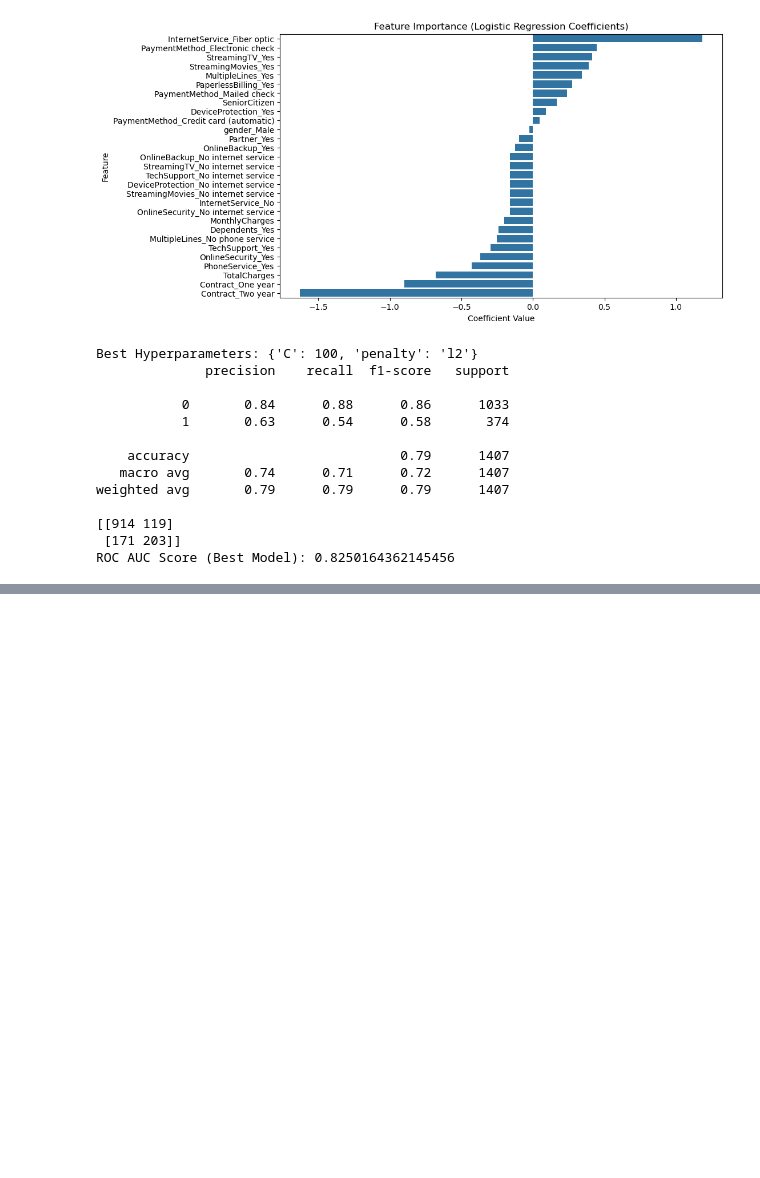
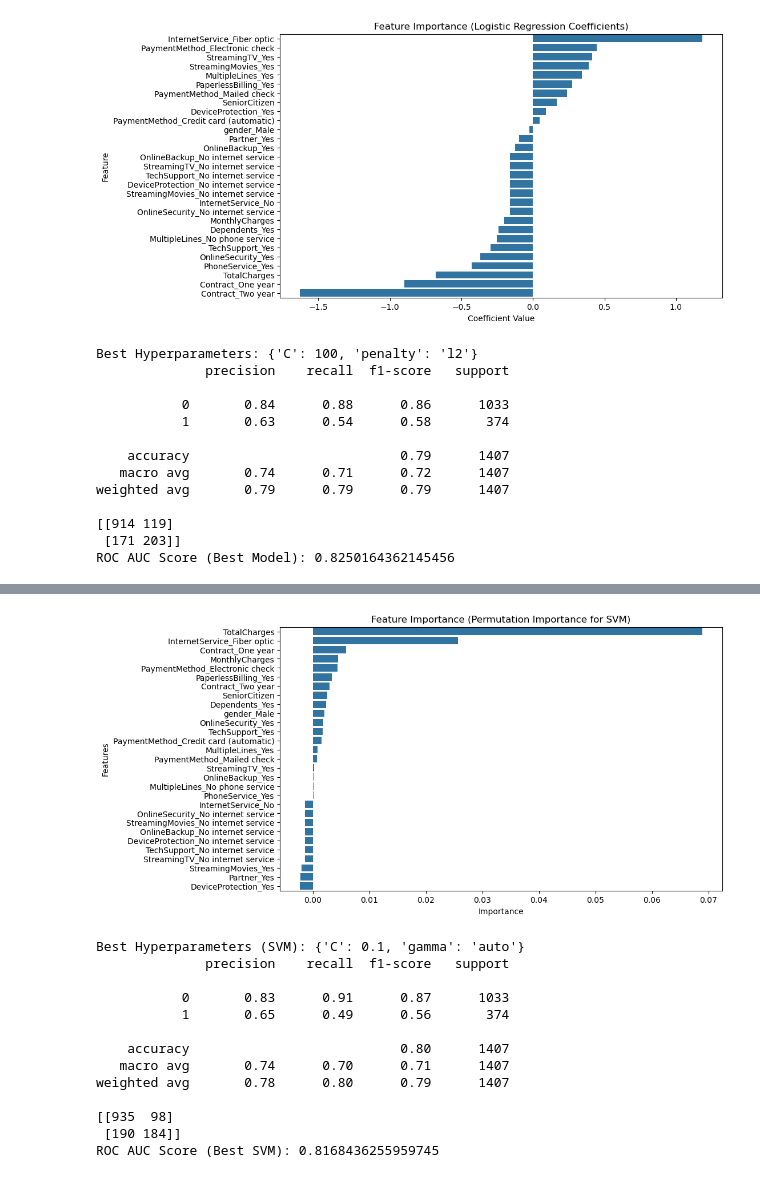
Before and after one commit to jibi2n/Machine-Learning-Practices, a Jupyter notebook: Telco Customer Churn/a.ipynb, the cells around one changed output, grey strips where cells are left out. Cells and saved outputs as stored; diff of their text form; code cells hidden in the pictures; blank space fills up the shorter version.

```diff
--- a/Telco Customer Churn/a.ipynb
+++ b/Telco Customer Churn/a.ipynb
@@ -284,0 +323,39 @@ ROC AUC Score (Best Model): 0.8250164362145456
+# %%
+#Additional Steps for SVM
+#B.3 Support Vector Machine - Feature Importance (using permutation importance)
+from sklearn.inspection import permutation_importance
+result = permutation_importance(svm_model, X_test, y_test, n_repeats=10, random_state=42)
+feature_importance_svm = pd.Series(result.importances_mean, index=X.columns).sort_values(ascending=False)
+plt.figure(figsize=(10,6))
+sns.barplot(x=feature_importance_svm.values, y=feature_importance_svm.index)
+plt.title('Feature Importance (Permutation Importance for SVM)')
+plt.xlabel('Importance')
+plt.ylabel('Features')
+plt.show()
+
+#B.4 Support Vector Machine - Hyperparameter Tuning
+param_grid_svm = {'C': [0.1, 1, 10], 'gamma': ['scale', 'auto']}
+grid_search_svm = GridSearchCV(SVC(kernel='rbf', probability=True), param_grid_svm, cv=5, scoring='roc_auc')
+grid_search_svm.fit(X_train, y_train)
+print(f'Best Hyperparameters (SVM): {grid_search_svm.best_params_}')
+best_svm_model = grid_search_svm.best_estimator_
+y_pred_best_svm = best_svm_model.predict(X_test)
+print(classification_report(y_test, y_pred_best_svm))
+print(confusion_matrix(y_test, y_pred_best_svm))
+y_prob_best_svm = best_svm_model.predict_proba(X_test)[:,1]
+print(f'ROC AUC Score (Best SVM): {roc_auc_score(y_test, y_prob_best_svm)}')
+# %% [output]
+[figure, added]
+Best Hyperparameters (SVM): {'C': 0.1, 'gamma': 'auto'}
+              precision    recall  f1-score   support
+
+           0       0.83      0.91      0.87      1033
+           1       0.65      0.49      0.56       374
+
+    accuracy                           0.80      1407
+   macro avg       0.74      0.70      0.71      1407
+weighted avg       0.78      0.80      0.79      1407
+
+[[935  98]
+ [190 184]]
+ROC AUC Score (Best SVM): 0.8168436255959745
```
Also changed, not shown: parts of 2 cells of this notebook.
